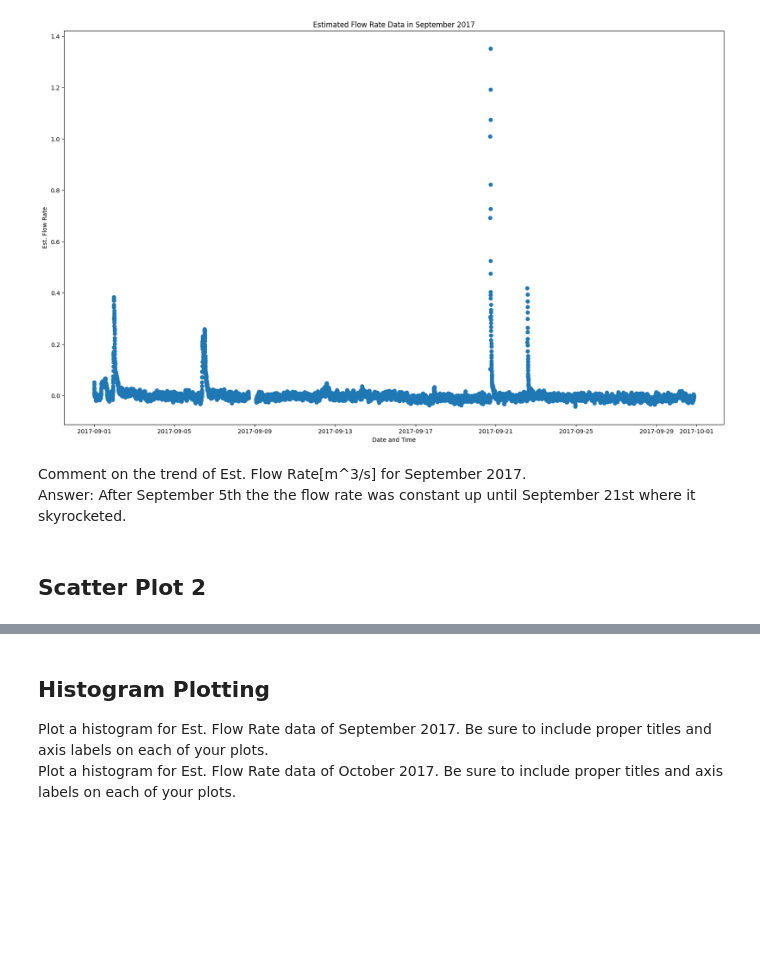
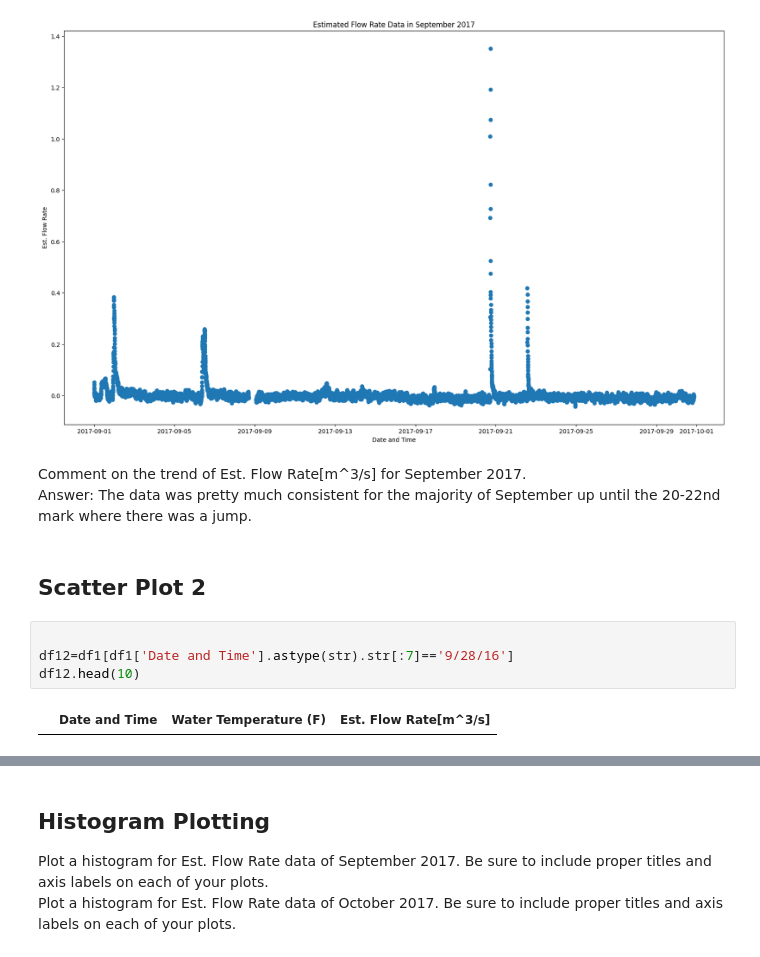
Before and after one commit to ncat-morrow/isen-project-1-visionary-s, a Jupyter notebook: ISEN_370_Module_2_Project.ipynb, the cells around one changed output, grey strips where cells are left out. Cells and saved outputs as stored; diff of their text form; blank space fills up the shorter version.

```diff
--- a/ISEN_370_Module_2_Project.ipynb
+++ b/ISEN_370_Module_2_Project.ipynb
@@ -81,8 +100,13 @@ plt.show()
 # %% [markdown]
 Comment on the trend of Est. Flow Rate[m^3/s] for September 2017.
 <br>
-Answer: After September 5th the the flow rate was constant up until September 21st where it skyrocketed.
-<BR>
+Answer: The data was pretty much consistent for the majority of September up until the 20-22nd mark where there was a jump.
 # %% [markdown]
 ## Scatter Plot 2
+# %%
+
+df12=df1[df1['Date and Time'].astype(str).str[:7]=='9/28/16']
+df12.head(10)
+# %% [output]
+|  | Date and Time | Water Temperature (F) | Est. Flow Rate[m^3/s] |
 # %%
```
Also changed, not shown: parts of 39 cells of this notebook.
